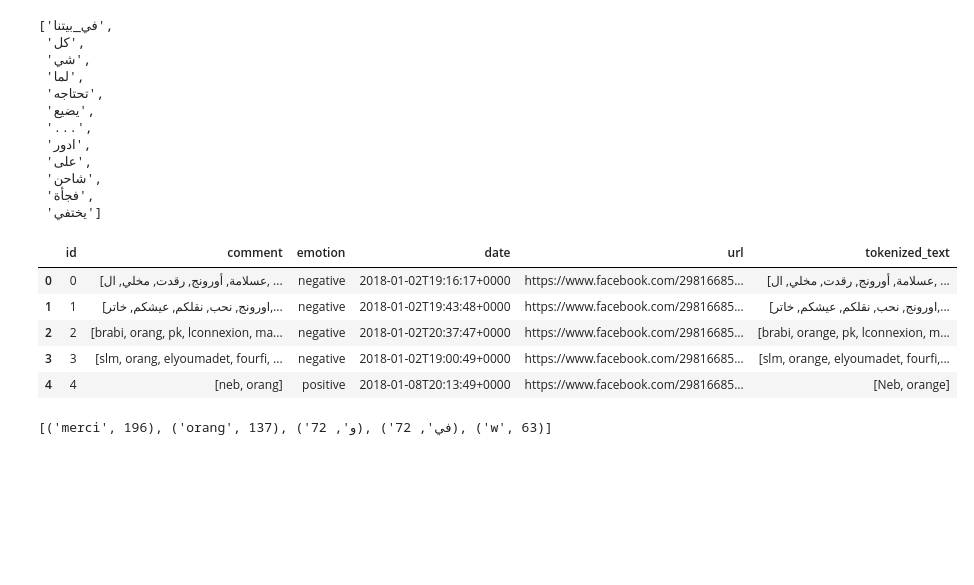
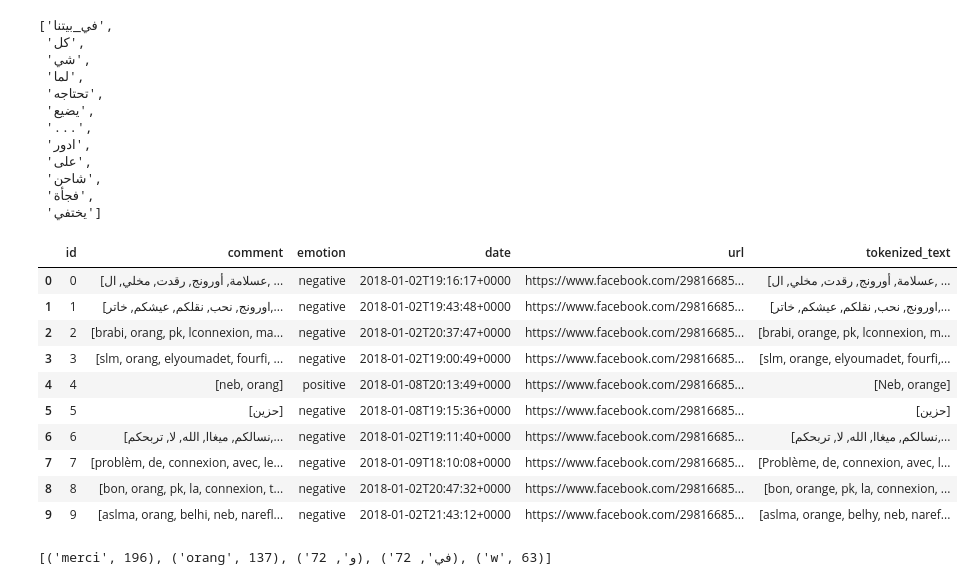
Before and after one commit to Samir-romdhani/ProjetDataMining, a Jupyter notebook: sentiment_analysis/sentiment_analysis.ipynb, the cells around one changed output. Cells and saved outputs as stored; diff of their text form; code cells hidden in the pictures; blank space fills up the shorter version.

```diff
--- a/sentiment_analysis/sentiment_analysis.ipynb
+++ b/sentiment_analysis/sentiment_analysis.ipynb
@@ -169,15 +169,20 @@ nltk.word_tokenize('في_بيتنا كل شي لما تحتاجه يضيع ...ا
 # %%
 data = Data_TokenStem(data)
 data.tokenize()
 data.stem()
-data.processed_data.head(5)
+data.processed_data.head(10)
 # %% [output]
 |  | id | comment | emotion | date | url | tokenized_text |
 | 0 | 0 | [عسلامة, أورونج, رقدت, مخلي, ال, ... | negative | 2018-01-02T19:16:17+0000 | https://www.facebook.com/29816685... | [عسلامة, أورونج, رقدت, مخلي, ال, ... |
 | 1 | 1 | [اورونج, نحب, نقلكم, عيشكم, خاتر,... | negative | 2018-01-02T19:43:48+0000 | https://www.facebook.com/29816685... | [اورونج, نحب, نقلكم, عيشكم, خاتر,... |
 | 2 | 2 | [brabi, orang, pk, lconnexion, ma... | negative | 2018-01-02T20:37:47+0000 | https://www.facebook.com/29816685... | [brabi, orange, pk, lconnexion, m... |
 | 3 | 3 | [slm, orang, elyoumadet, fourfi, ... | negative | 2018-01-02T19:00:49+0000 | https://www.facebook.com/29816685... | [slm, orange, elyoumadet, fourfi,... |
 | 4 | 4 | [neb, orang] | positive | 2018-01-08T20:13:49+0000 | https://www.facebook.com/29816685... | [Neb, orange] |
+| 5 | 5 | [حزين] | negative | 2018-01-08T19:15:36+0000 | https://www.facebook.com/29816685... | [حزين] |
+| 6 | 6 | [نسالكم, ميغاا, الله, لا, تربحكم,... | negative | 2018-01-02T19:11:40+0000 | https://www.facebook.com/29816685... | [نسالكم, ميغاا, الله, لا, تربحكم,... |
+| 7 | 7 | [problèm, de, connexion, avec, le... | negative | 2018-01-09T18:10:08+0000 | https://www.facebook.com/29816685... | [Problème, de, connexion, avec, l... |
+| 8 | 8 | [bon, orang, pk, la, connexion, t... | negative | 2018-01-02T20:47:32+0000 | https://www.facebook.com/29816685... | [bon, orange, pk, la, connexion, ... |
+| 9 | 9 | [aslma, orang, belhi, neb, narefl... | negative | 2018-01-02T21:43:12+0000 | https://www.facebook.com/29816685... | [aslma, orange, belhy, neb, naref... |
 # %%
 ##############"Building the wordlist
 # %%
```
Also changed, not shown: parts of 11 cells of this notebook, 3 other files.
